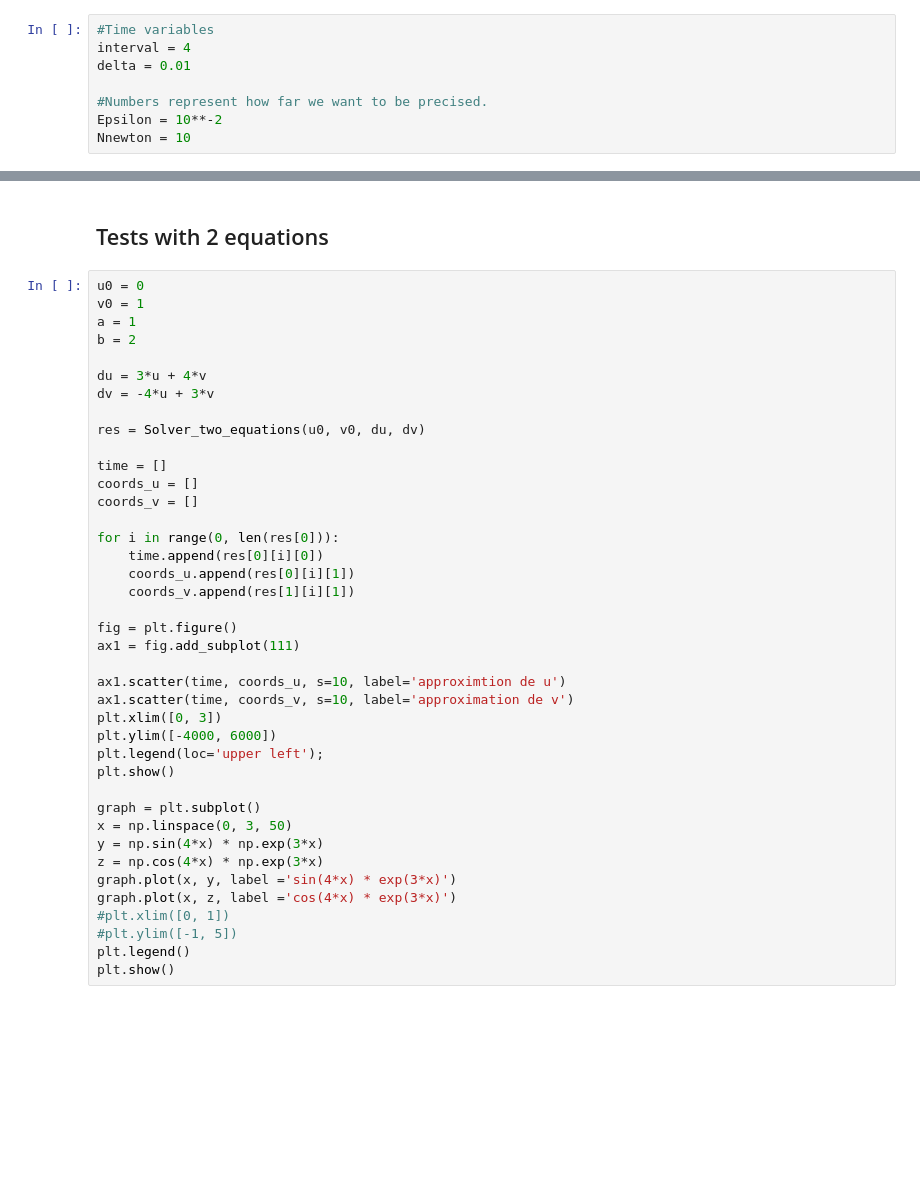
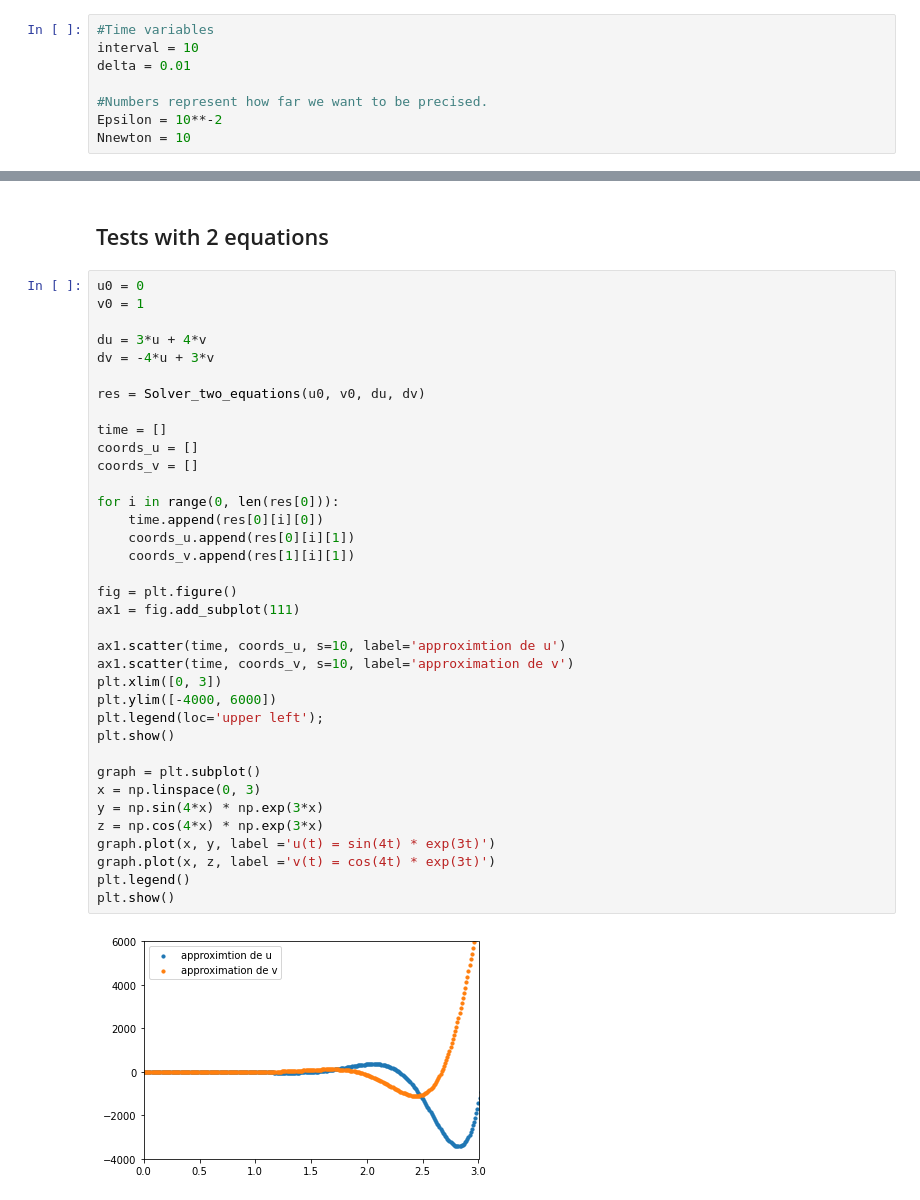
Before and after one commit to AlexPoiron/FirstModel, a Jupyter notebook: Main.ipynb, the cells around one changed output, grey strips where cells are left out. Saved outputs shown, nothing was run; the diff lists cells and outputs as text; blank space fills up the shorter version.

```diff
--- a/Main.ipynb
+++ b/Main.ipynb
@@ -13,7 +13,7 @@ import math
 ## Global Variables
 # %%
 #Time variables
-interval = 4
+interval = 10
 delta = 0.01
 
 #Numbers represent how far we want to be precised.
@@ -311,40 +311,38 @@ plt.scatter(absi, coords)
 # %%
 u0 = 0
 v0 = 1
-a = 1
-b = 2
 
 du = 3*u + 4*v
 dv = -4*u + 3*v
 
 res = Solver_two_equations(u0, v0, du, dv)
 
 time = []
 coords_u = []
 coords_v = []
 
 for i in range(0, len(res[0])):
     time.append(res[0][i][0])
     coords_u.append(res[0][i][1])
     coords_v.append(res[1][i][1])
 
 fig = plt.figure()
 ax1 = fig.add_subplot(111)
 
 ax1.scatter(time, coords_u, s=10, label='approximtion de u')
 ax1.scatter(time, coords_v, s=10, label='approximation de v')
 plt.xlim([0, 3])
 plt.ylim([-4000, 6000])
 plt.legend(loc='upper left');
 plt.show()
 
 graph = plt.subplot()
-x = np.linspace(0, 3, 50)
+x = np.linspace(0, 3)
 y = np.sin(4*x) * np.exp(3*x)
 z = np.cos(4*x) * np.exp(3*x)
-graph.plot(x, y, label ='sin(4*x) * exp(3*x)')
-graph.plot(x, z, label ='cos(4*x) * exp(3*x)')
-#plt.xlim([0, 1])
-#plt.ylim([-1, 5])
+graph.plot(x, y, label ='u(t) = sin(4t) * exp(3t)')
+graph.plot(x, z, label ='v(t) = cos(4t) * exp(3t)')
 plt.legend()
 plt.show()
+# %% [output]
+[figure, added]
```
Also changed, not shown: parts of 2 cells of this notebook.
